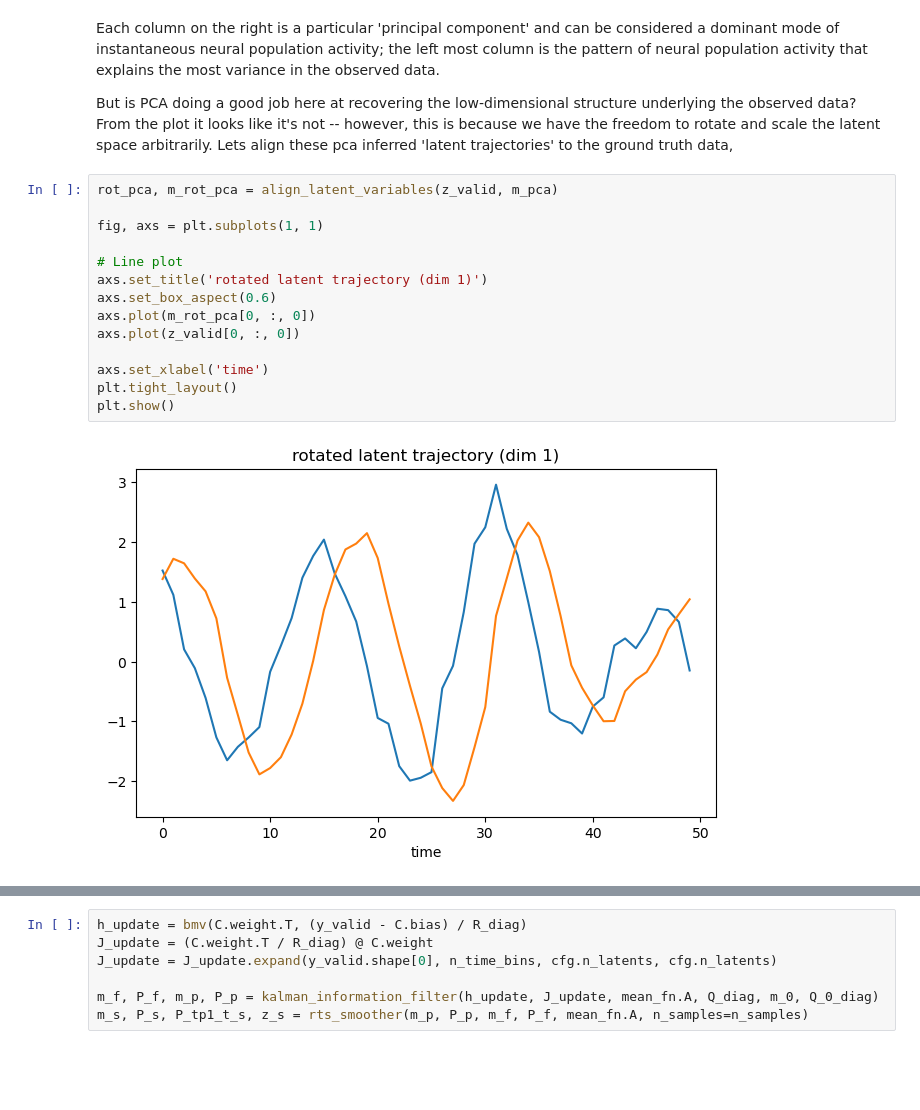
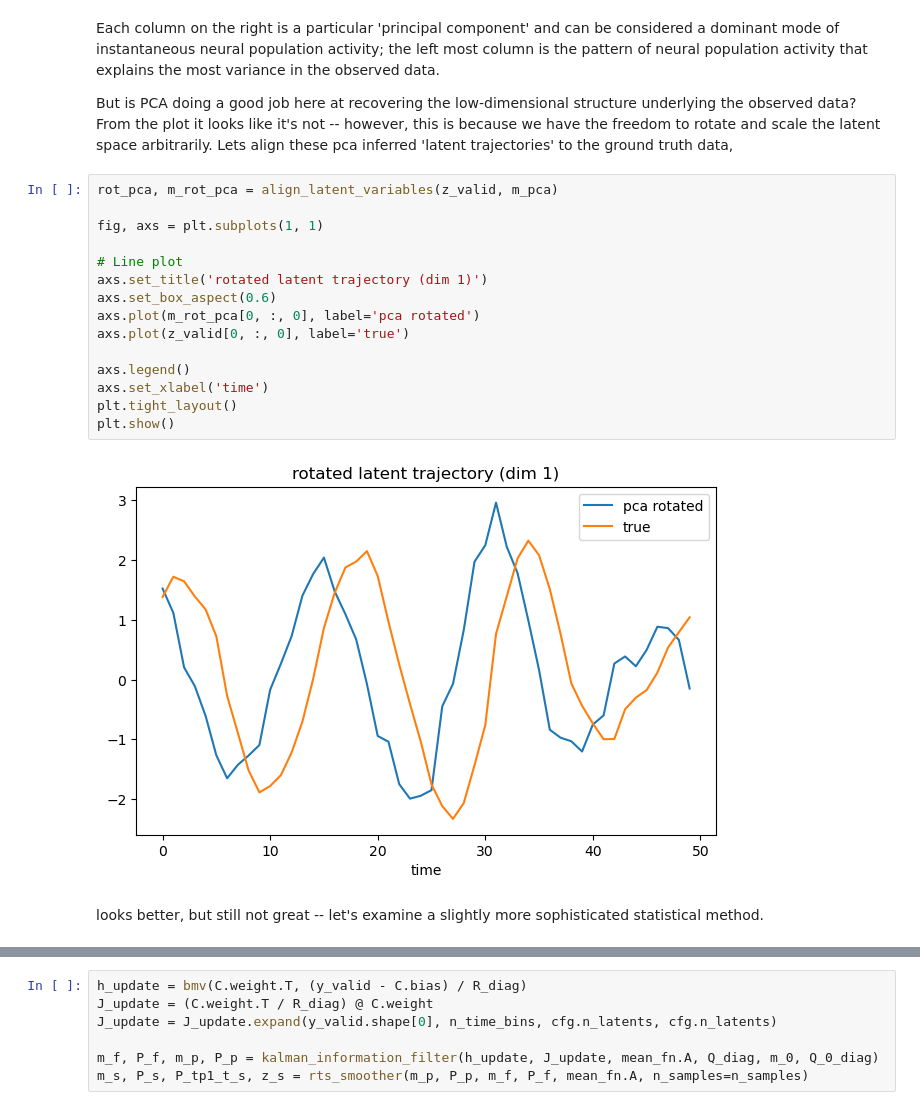
Before and after one commit to catniplab/xfads, a Jupyter notebook: examples/lvm_progression/demo.ipynb, the cells around one changed output, grey strips where cells are left out. Drawn from its saved outputs; the diff is of its cells as text; blank space fills up the shorter version.

```diff
--- a/examples/lvm_progression/demo.ipynb
+++ b/examples/lvm_progression/demo.ipynb
@@ -157,19 +157,22 @@ But is PCA doing a good job here at recovering the low-dimensional structure und
 # %%
 rot_pca, m_rot_pca = align_latent_variables(z_valid, m_pca)
 
 fig, axs = plt.subplots(1, 1)
 
 # Line plot
 axs.set_title('rotated latent trajectory (dim 1)')
 axs.set_box_aspect(0.6)
-axs.plot(m_rot_pca[0, :, 0])
-axs.plot(z_valid[0, :, 0])
+axs.plot(m_rot_pca[0, :, 0], label='pca rotated')
+axs.plot(z_valid[0, :, 0], label='true')
 
+axs.legend()
 axs.set_xlabel('time')
 plt.tight_layout()
 plt.show()
 # %% [output]
-[figure, old version]
+[figure, new version]
+# %% [markdown]
+looks better, but still not great -- let's examine a slightly more sophisticated statistical method.
 # %% [markdown]
 ## 2: Factor Analysis
 
```
Also changed, not shown: parts of 7 cells of this notebook.
